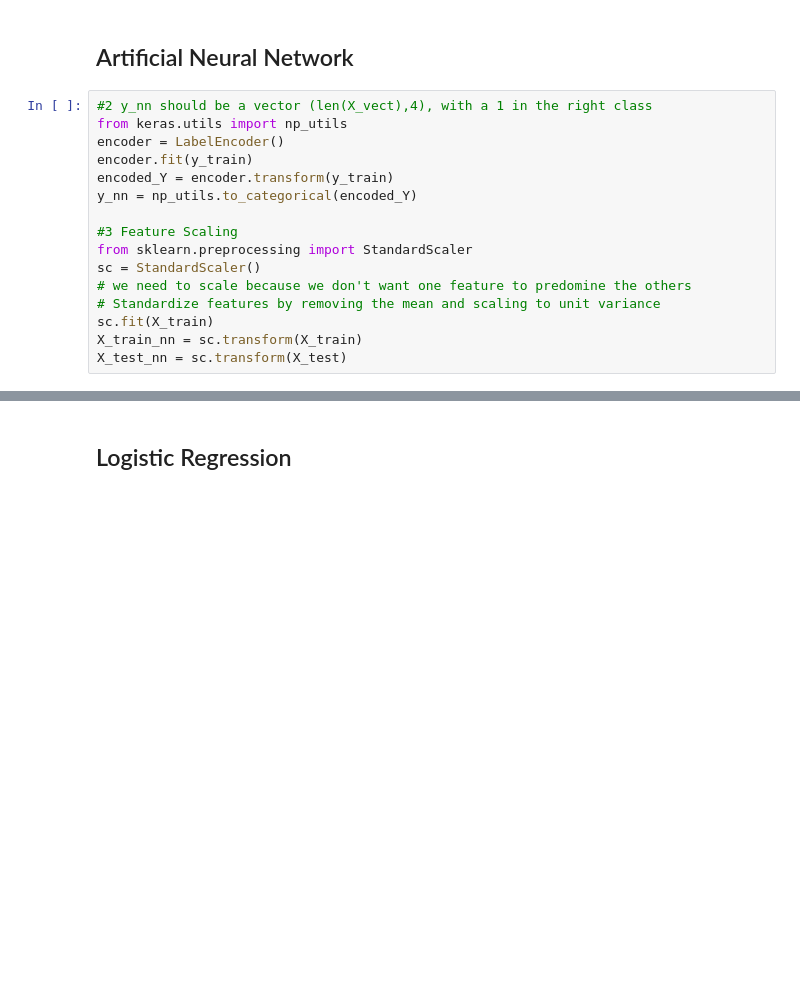
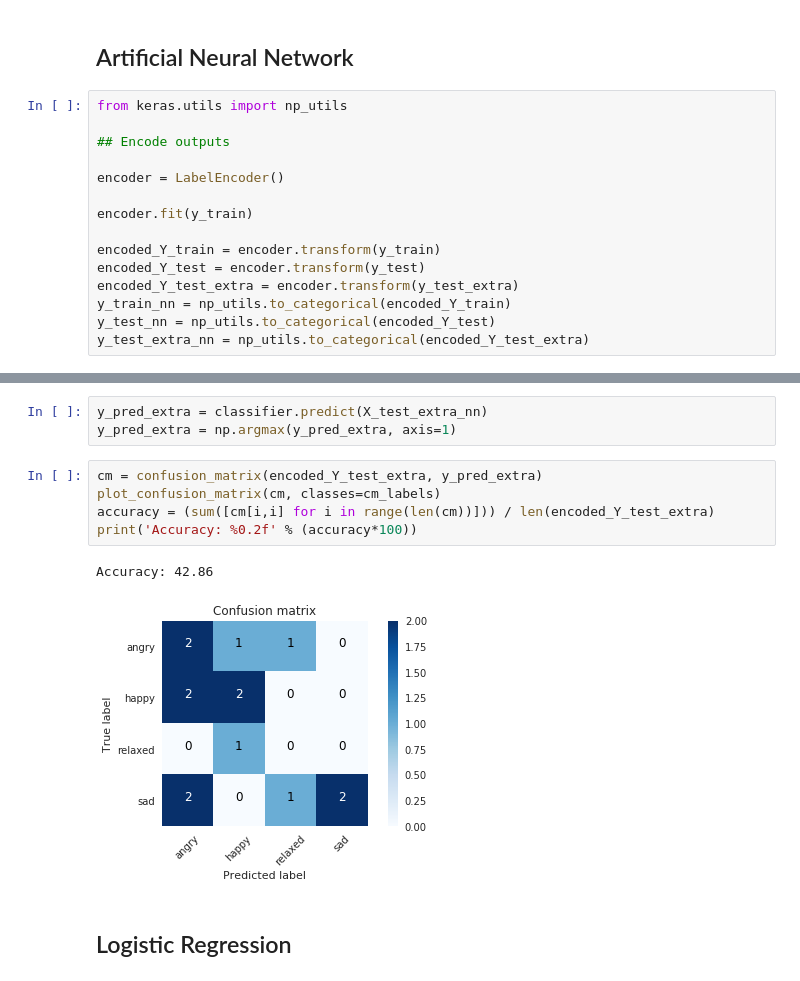
Before and after one commit to sgiammy/emotion-patterns-in-music-playlists, a Jupyter notebook: src/Advanced_Feature_Engineering.ipynb, the cells around one changed output, grey strips where cells are left out. Cells and saved outputs as stored; diff of their text form; blank space fills up the shorter version.

```diff
--- a/src/Advanced_Feature_Engineering.ipynb
+++ b/src/Advanced_Feature_Engineering.ipynb
@@ -239,19 +238,18 @@ X_test_extra = np.array(X_test_extra)
 y_test_extra = extra_test['EMOTION'].as_matrix().T
 # %% [markdown]
 ## Artificial Neural Network
-# %%
-#2 y_nn should be a vector (len(X_vect),4), with a 1 in the right class
-from keras.utils import np_utils
-encoder = LabelEncoder()
-encoder.fit(y_train)
-encoded_Y = encoder.transform(y_train)
-y_nn = np_utils.to_categorical(encoded_Y)
-
-#3 Feature Scaling
-from sklearn.preprocessing import StandardScaler
-sc = StandardScaler()
-# we need to scale because we don't want one feature to predomine the others
-# Standardize features by removing the mean and scaling to unit variance
-sc.fit(X_train)
-X_train_nn = sc.transform(X_train)
-X_test_nn = sc.transform(X_test)
+# %%
+from keras.utils import np_utils
+
+## Encode outputs
+
+encoder = LabelEncoder()
+
+encoder.fit(y_train)
+
+encoded_Y_train = encoder.transform(y_train)
+encoded_Y_test = encoder.transform(y_test)
+encoded_Y_test_extra = encoder.transform(y_test_extra)
+y_train_nn = np_utils.to_categorical(encoded_Y_train)
+y_test_nn = np_utils.to_categorical(encoded_Y_test)
+y_test_extra_nn = np_utils.to_categorical(encoded_Y_test_extra)
@@ -358,3 +305,14 @@ Accuracy: 100.00
+# %%
+y_pred_extra = classifier.predict(X_test_extra_nn)
+y_pred_extra = np.argmax(y_pred_extra, axis=1)
+# %%
+cm = confusion_matrix(encoded_Y_test_extra, y_pred_extra)
+plot_confusion_matrix(cm, classes=cm_labels)
+accuracy = (sum([cm[i,i] for i in range(len(cm))])) / len(encoded_Y_test_extra)
+print('Accuracy: %0.2f' % (accuracy*100))
+# %% [output]
+Accuracy: 42.86
+[figure, added]
 # %% [markdown]
 ## Logistic Regression
 # %%
```
Also changed, not shown: parts of 7 cells of this notebook.
